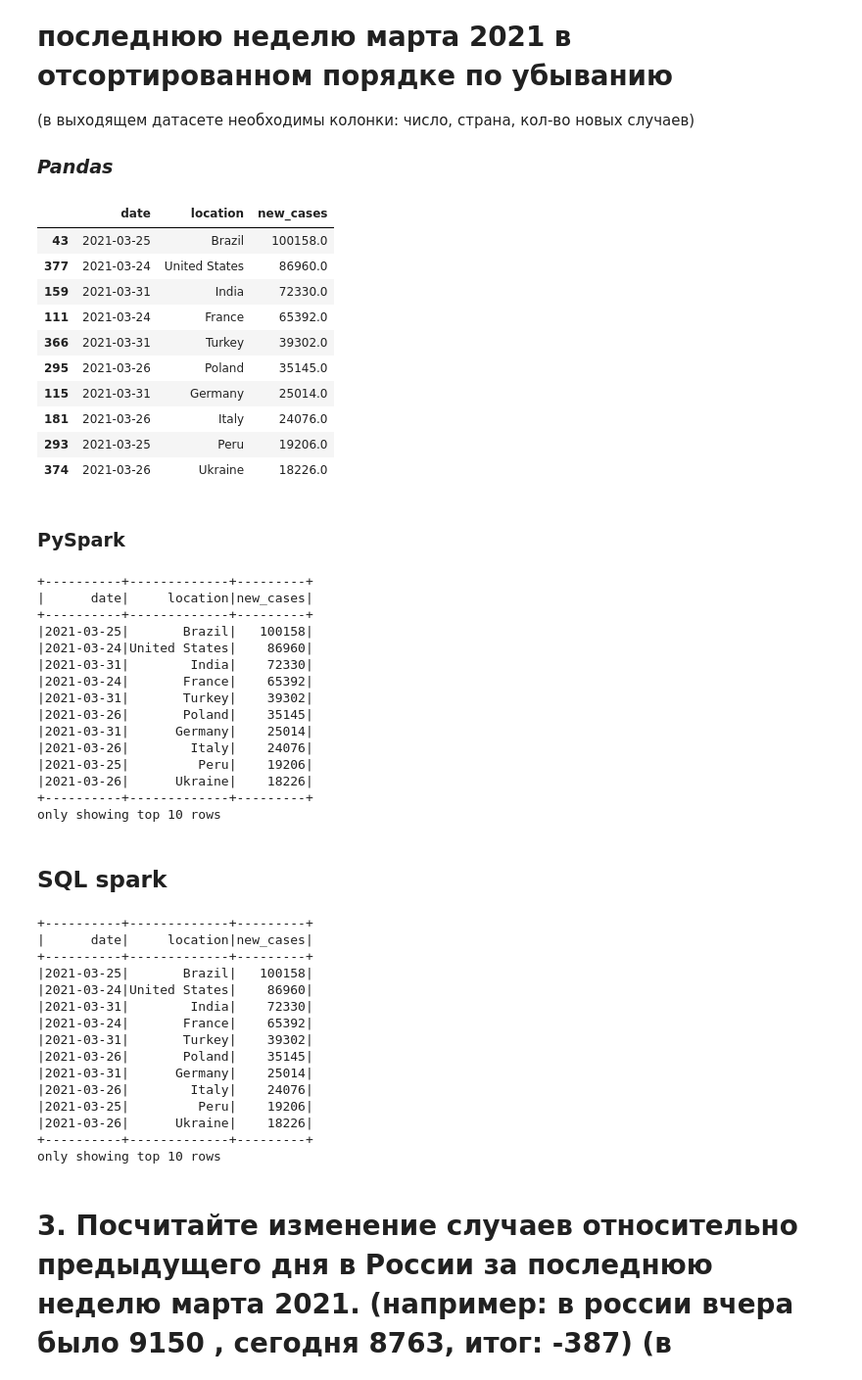
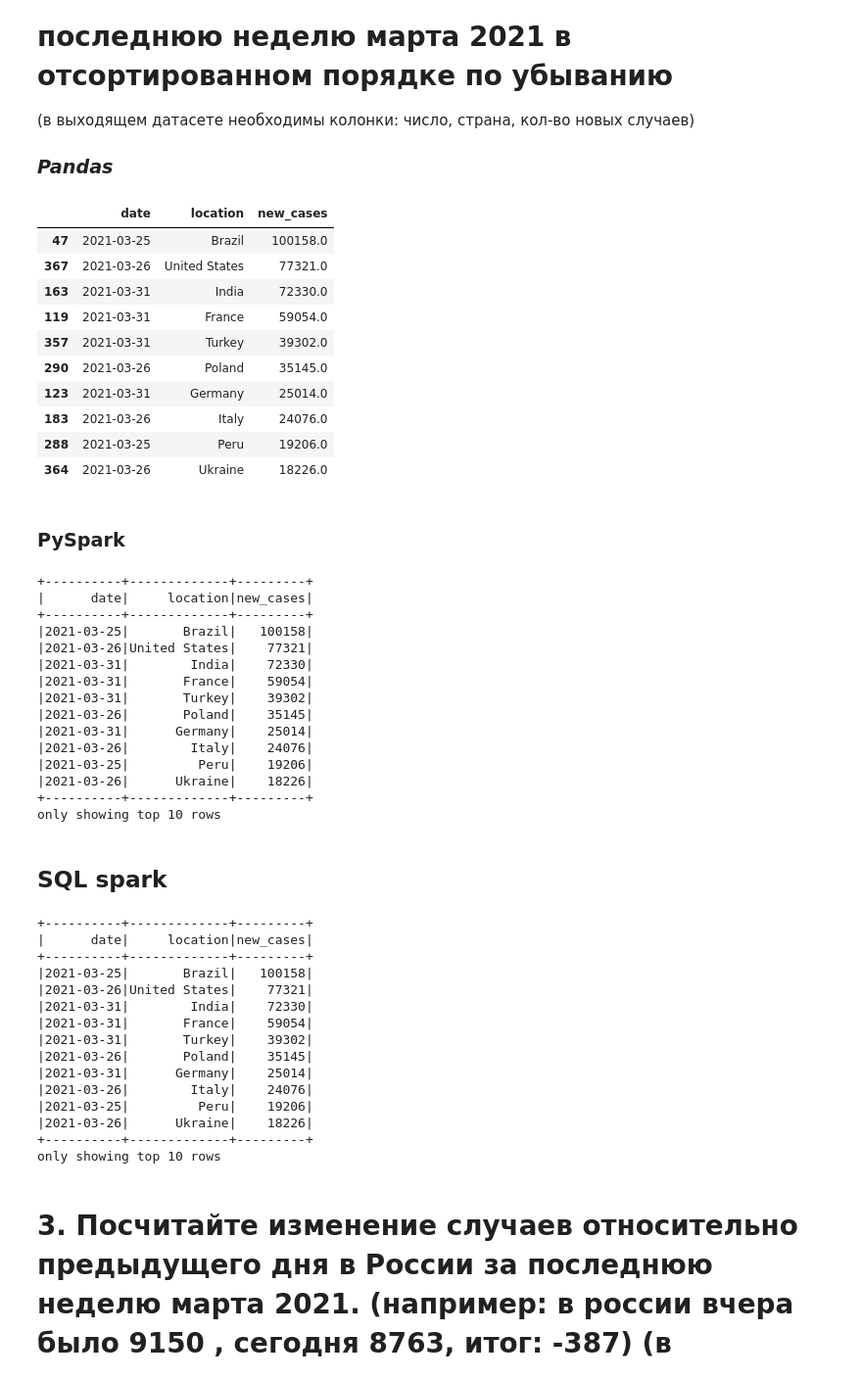
Before and after one commit to Svetorus/Spark, a Jupyter notebook: Spark_SQL.ipynb, the cells around one changed output. Shown at 98% size. Cells and saved outputs as stored; diff of their text form; code cells hidden in the pictures.

Commit message:
DZ_2_SparkSQL

```diff
--- a/Spark_SQL.ipynb
+++ b/Spark_SQL.ipynb
@@ -187,25 +188,25 @@ only showing top 15 rows
 # covid.loc[(covid['date']<='2021-03-31') & (covid['date']>='2021-03-29')].groupby(['location'],as_index=False)\
 #   .aggregate({'new_cases':'max'}).nlargest(10, 'new_cases')
 # %%
-df= covid.loc[(covid['date']>='2021-03-24') & (covid['date']<='2021-03-31')]\
+df= covid.loc[(covid['date']>'2021-03-24') & (covid['date']<='2021-03-31')]\
     .groupby(['location'],as_index=False).aggregate({'new_cases':'max'})
-covid_2 = covid[['date','location','new_cases']].loc[(covid['date']>='2021-03-24') & (covid['date']<='2021-03-31')]
+covid_2 = covid[['date','location','new_cases']].loc[(covid['date']>'2021-03-24') & (covid['date']<='2021-03-31')]
 new_covid = covid_2.merge( df,  how='inner', on=['location','new_cases'])
 new_covid = new_covid[~new_covid['location'].isin(['World','Europe','European Union','Asia','South America','North America','Africa'])]
 new_covid.nlargest(10, 'new_cases')
  # .filter(col('location').rlike('^[^World|^Europe|^European Union|^Asia|^South America|^North America]+$'))\
 # %% [output]
 |  | date | location | new_cases |
-| 43 | 2021-03-25 | Brazil | 100158.0 |
-| 377 | 2021-03-24 | United States | 86960.0 |
-| 159 | 2021-03-31 | India | 72330.0 |
-| 111 | 2021-03-24 | France | 65392.0 |
-| 366 | 2021-03-31 | Turkey | 39302.0 |
-| 295 | 2021-03-26 | Poland | 35145.0 |
-| 115 | 2021-03-31 | Germany | 25014.0 |
-| 181 | 2021-03-26 | Italy | 24076.0 |
-| 293 | 2021-03-25 | Peru | 19206.0 |
-| 374 | 2021-03-26 | Ukraine | 18226.0 |
+| 47 | 2021-03-25 | Brazil | 100158.0 |
+| 367 | 2021-03-26 | United States | 77321.0 |
+| 163 | 2021-03-31 | India | 72330.0 |
+| 119 | 2021-03-31 | France | 59054.0 |
+| 357 | 2021-03-31 | Turkey | 39302.0 |
+| 290 | 2021-03-26 | Poland | 35145.0 |
+| 123 | 2021-03-31 | Germany | 25014.0 |
+| 183 | 2021-03-26 | Italy | 24076.0 |
+| 288 | 2021-03-25 | Peru | 19206.0 |
+| 364 | 2021-03-26 | Ukraine | 18226.0 |
 # %% [markdown]
 ### PySpark
 # %%
@@ -215,13 +216,13 @@ new_covid.nlargest(10, 'new_cases')
 # df_1.withColumn('new_cases', F.max('new').over(Window.partitionBy('location').orderBy('location')))\
 #   .distinct().orderBy(col('new_cases').desc()).select('date','location','new_cases').show(10)
 # %%
-df_1 = df_spark.filter( (col('date') >= lit('2021-03-24')) & (col('date') <= lit('2021-03-31')) )\
+df_1 = df_spark.filter( (col('date') > lit('2021-03-24')) & (col('date') <= lit('2021-03-31')) )\
   .filter(~F.col("location").isin(['World','Europe','European Union','Asia','South America','North America','Africa']))\
   .withColumn("new_cases", col("new_cases").cast(IntegerType()))\
   .groupby('location').agg(max("new_cases").alias("new_cases"))
 
 covid_2 = df_spark.select('date','location','new_cases')\
-  .filter( (col('date') >= lit('2021-03-24')) & (col('date') <= lit('2021-03-31')) )
+  .filter( (col('date') > lit('2021-03-24')) & (col('date') <= lit('2021-03-31')) )
 
 new_covid = covid_2.join( df_1,  on=['location','new_cases'] , how='inner')
 new_covid = new_covid.withColumn("new_cases", col("new_cases").cast(IntegerType()))
@@ -232,9 +233,9 @@ new_covid.select('date','location','new_cases').orderBy(col('new_cases').desc())
 |      date|     location|new_cases|
 +----------+-------------+---------+
 |2021-03-25|       Brazil|   100158|
-|2021-03-24|United States|    86960|
+|2021-03-26|United States|    77321|
 |2021-03-31|        India|    72330|
-|2021-03-24|       France|    65392|
+|2021-03-31|       France|    59054|
 |2021-03-31|       Turkey|    39302|
 |2021-03-26|       Poland|    35145|
 |2021-03-31|      Germany|    25014|
@@ -258,7 +259,7 @@ spark.sql('''select
                             ,location
                             ,cast(new_cases as int) as new_cases
                         from df_spark
-                         where date >= '2021-03-24' and date <= '2021-03-31'
+                         where date > '2021-03-24' and date <= '2021-03-31'
                             and location not in ('World','Europe','European Union','Asia','South America','North America','Africa')
                           )
                     ) a
@@ -268,7 +269,7 @@ spark.sql('''select
                               ,location
                               ,cast(new_cases as int) as new_cases
                             from df_spark
-                            where date >= '2021-03-24' and date <= '2021-03-31'
+                            where date > '2021-03-24' and date <= '2021-03-31'
                                 and location not in ('World','Europe','European Union','Asia','South America','North America','Africa')
                           ) b
               on a.location = b.location and a.new_cases = b.new_cases
@@ -278,9 +279,9 @@ spark.sql('''select
 |      date|     location|new_cases|
 +----------+-------------+---------+
 |2021-03-25|       Brazil|   100158|
-|2021-03-24|United States|    86960|
+|2021-03-26|United States|    77321|
 |2021-03-31|        India|    72330|
-|2021-03-24|       France|    65392|
+|2021-03-31|       France|    59054|
 |2021-03-31|       Turkey|    39302|
 |2021-03-26|       Poland|    35145|
 |2021-03-31|      Germany|    25014|
```
Also changed, not shown: parts of 2 cells of this notebook.
